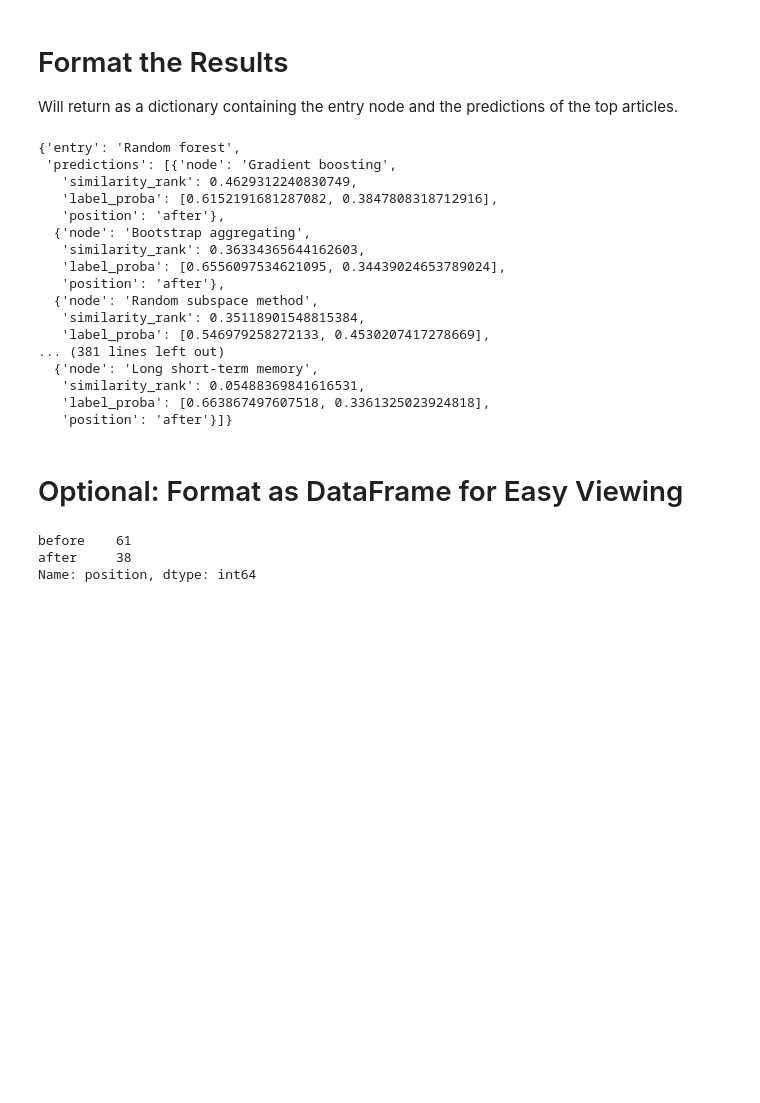
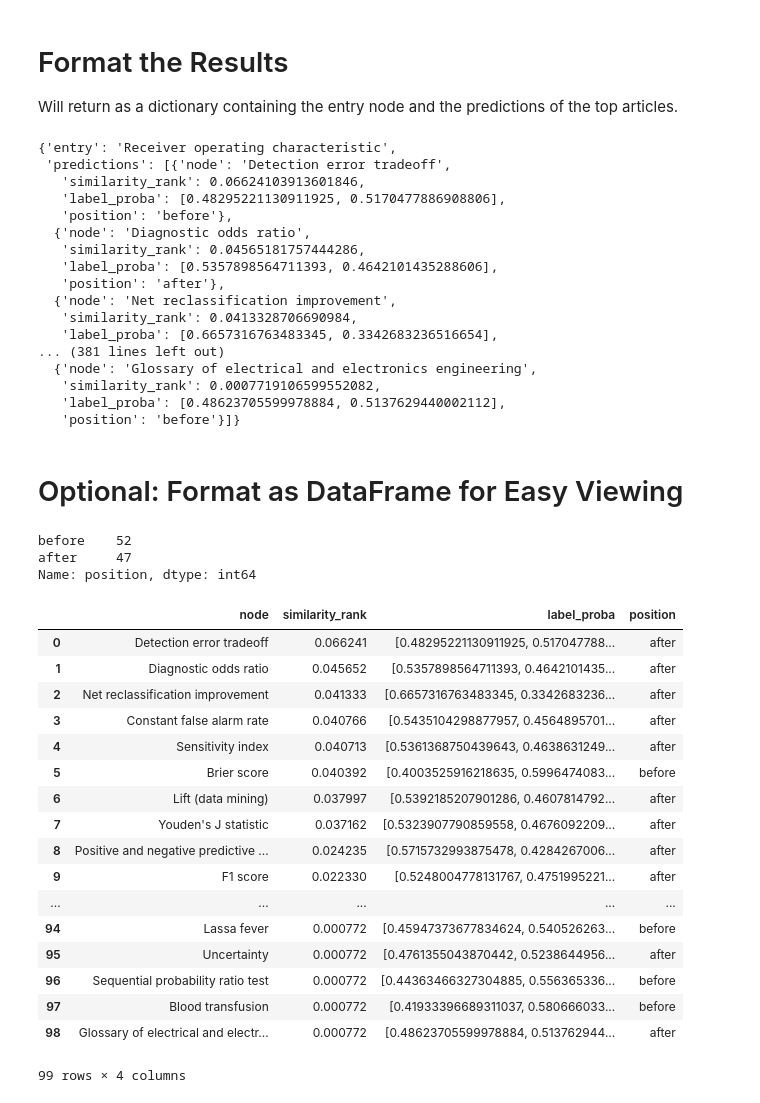
Before and after one commit to QED0711/wiki_learn, a Jupyter notebook: notebooks/prediction_pipeline.ipynb, the cells around one changed output. Cells and saved outputs as stored; diff of their text form; code cells hidden in the pictures; blank space fills up the shorter version.

```diff
--- a/notebooks/prediction_pipeline.ipynb
+++ b/notebooks/prediction_pipeline.ipynb
@@ -29,13 +32,13 @@ with open("../models/xg_model_semisupervised_v2.pkl", "rb") as model:
 
 After initialization, pass as an argument to a new recommender instance
 # %%
-gc = GraphCreator("Random forest")
+gc = GraphCreator("https://en.wikipedia.org/wiki/Receiver_operating_characteristic")
 
 rec = Recommender(gc)
 # %% [markdown]
 # Fit the Recommender
 # %%
-rec.fit()
+rec.fit(scaler=Normalizer)
 # %% [markdown]
 # Make Predictions
 Pass in your model to make predictions on the data
@@ -48,28 +51,48 @@ Will return as a dictionary containing the entry node and the predictions of the
 # %%
 rec.format_results()
 # %% [output]
-{'entry': 'Random forest',
- 'predictions': [{'node': 'Gradient boosting',
-   'similarity_rank': 0.4629312240830749,
-   'label_proba': [0.6152191681287082, 0.3847808318712916],
+{'entry': 'Receiver operating characteristic',
+ 'predictions': [{'node': 'Detection error tradeoff',
+   'similarity_rank': 0.06624103913601846,
+   'label_proba': [0.48295221130911925, 0.5170477886908806],
+   'position': 'before'},
+  {'node': 'Diagnostic odds ratio',
+   'similarity_rank': 0.04565181757444286,
+   'label_proba': [0.5357898564711393, 0.4642101435288606],
    'position': 'after'},
-  {'node': 'Bootstrap aggregating',
-   'similarity_rank': 0.36334365644162603,
-   'label_proba': [0.6556097534621095, 0.34439024653789024],
-   'position': 'after'},
-  {'node': 'Random subspace method',
-   'similarity_rank': 0.35118901548815384,
-   'label_proba': [0.546979258272133, 0.4530207417278669],
+  {'node': 'Net reclassification improvement',
+   'similarity_rank': 0.0413328706690984,
+   'label_proba': [0.6657316763483345, 0.3342683236516654],
 ... (381 lines left out)
-  {'node': 'Long short-term memory',
-   'similarity_rank': 0.05488369841616531,
-   'label_proba': [0.663867497607518, 0.3361325023924818],
-   'position': 'after'}]}
+  {'node': 'Glossary of electrical and electronics engineering',
+   'similarity_rank': 0.0007719106599552082,
+   'label_proba': [0.48623705599978884, 0.5137629440002112],
+   'position': 'before'}]}
 # %% [markdown]
 # Optional: Format as DataFrame for Easy Viewing
 # %%
-pd.DataFrame(rec.format_results(decision_threshold=0.64)['predictions']).position.value_counts()
+recommendations = pd.DataFrame(rec.format_results(decision_threshold=0.47)['predictions'])
+print(recommendations.position.value_counts())
+recommendations
 # %% [output]
-before    61
-after     38
+before    52
+after     47
 Name: position, dtype: int64
+|  | node | similarity_rank | label_proba | position |
+| 0 | Detection error tradeoff | 0.066241 | [0.48295221130911925, 0.517047788... | after |
+| 1 | Diagnostic odds ratio | 0.045652 | [0.5357898564711393, 0.4642101435... | after |
+| 2 | Net reclassification improvement | 0.041333 | [0.6657316763483345, 0.3342683236... | after |
+| 3 | Constant false alarm rate | 0.040766 | [0.5435104298877957, 0.4564895701... | after |
+| 4 | Sensitivity index | 0.040713 | [0.5361368750439643, 0.4638631249... | after |
+| 5 | Brier score | 0.040392 | [0.4003525916218635, 0.5996474083... | before |
+| 6 | Lift (data mining) | 0.037997 | [0.5392185207901286, 0.4607814792... | after |
+| 7 | Youden's J statistic | 0.037162 | [0.5323907790859558, 0.4676092209... | after |
+| 8 | Positive and negative predictive ... | 0.024235 | [0.5715732993875478, 0.4284267006... | after |
+| 9 | F1 score | 0.022330 | [0.5248004778131767, 0.4751995221... | after |
+| ... | ... | ... | ... | ... |
+| 94 | Lassa fever | 0.000772 | [0.45947373677834624, 0.540526263... | before |
+| 95 | Uncertainty | 0.000772 | [0.4761355043870442, 0.5238644956... | after |
+| 96 | Sequential probability ratio test | 0.000772 | [0.44363466327304885, 0.556365336... | before |
+| 97 | Blood transfusion | 0.000772 | [0.41933396689311037, 0.580666033... | before |
+| 98 | Glossary of electrical and electr... | 0.000772 | [0.48623705599978884, 0.513762944... | after |
+99 rows × 4 columns
```
Also changed, not shown: parts of 1 cell of this notebook, 10 other files.
